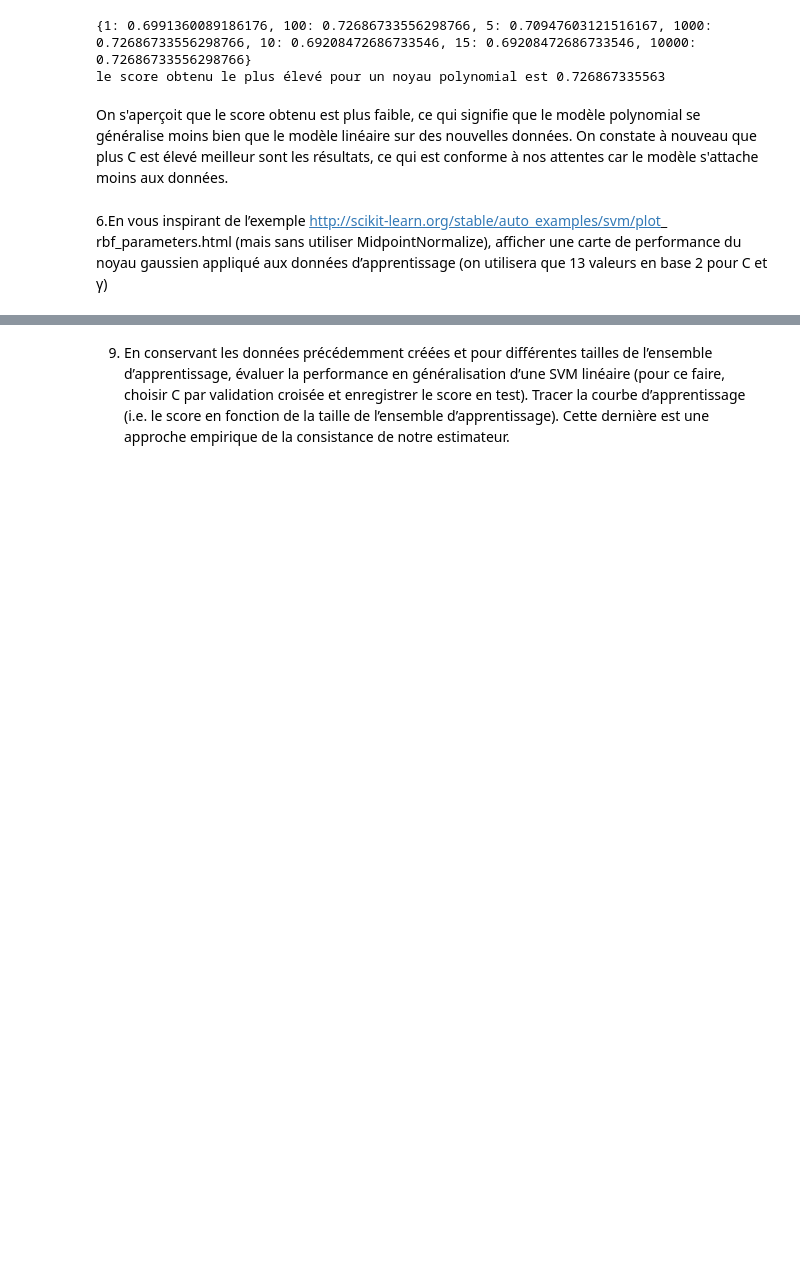
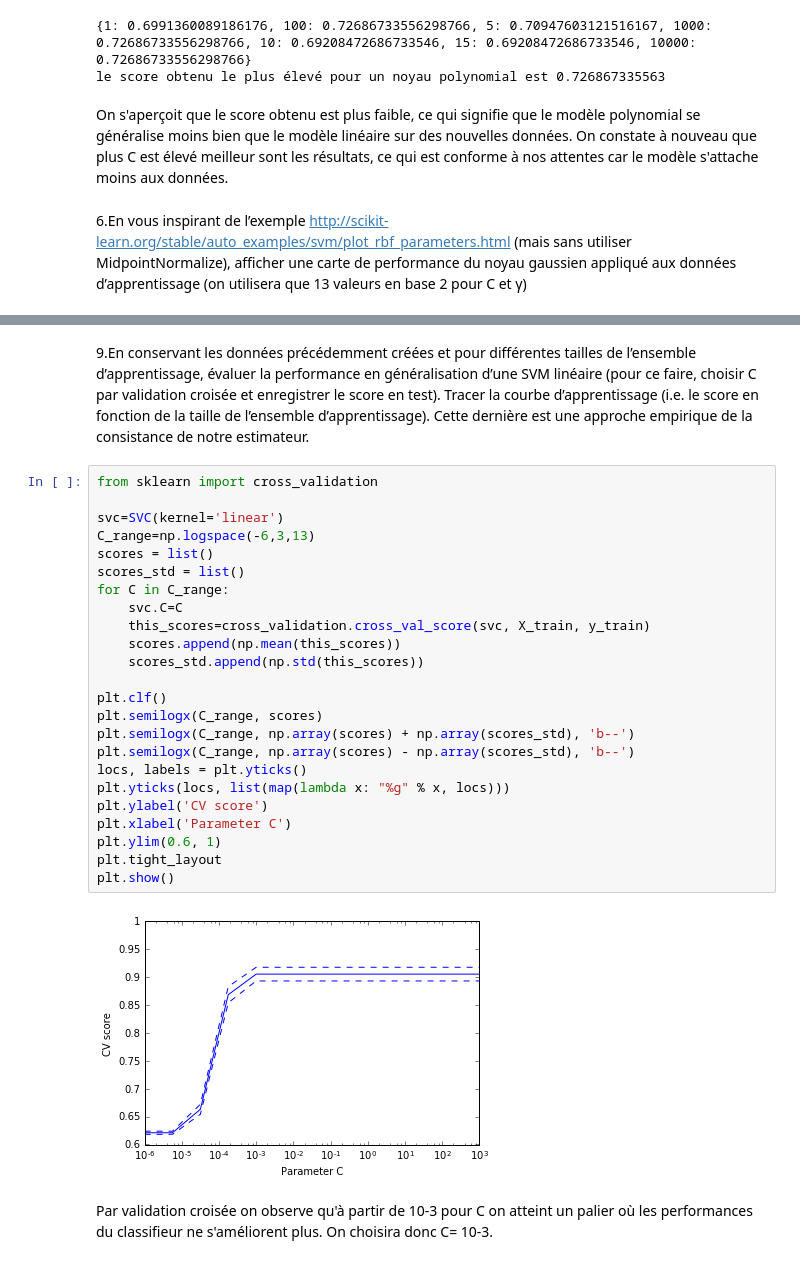
Before and after one commit to mamemor2/School-Projects, a Jupyter notebook: TP_SVM_MMF.ipynb, the cells around one changed output, grey strips where cells are left out. Drawn from its saved outputs; the diff is of its cells as text; blank space fills up the shorter version.

```diff
--- a/TP_SVM_MMF.ipynb
+++ b/TP_SVM_MMF.ipynb
@@ -232,6 +520,34 @@ de cette opération.
 # %% [markdown]
-9. En conservant les données précédemment créées et pour différentes tailles de l’ensemble d’apprentissage,
+9.En conservant les données précédemment créées et pour différentes tailles de l’ensemble d’apprentissage,
 évaluer la performance en généralisation d’une SVM linéaire (pour ce faire, choisir C par
 validation croisée et enregistrer le score en test). Tracer la courbe d’apprentissage (i.e. le score en
 fonction de la taille de l’ensemble d’apprentissage). Cette dernière est une approche empirique de
 la consistance de notre estimateur.
+# %%
+from sklearn import cross_validation
+
+svc=SVC(kernel='linear')
+C_range=np.logspace(-6,3,13)
+scores = list()
+scores_std = list()
+for C in C_range:
+    svc.C=C
+    this_scores=cross_validation.cross_val_score(svc, X_train, y_train)
+    scores.append(np.mean(this_scores))
+    scores_std.append(np.std(this_scores))
+
+plt.clf()
+plt.semilogx(C_range, scores)
+plt.semilogx(C_range, np.array(scores) + np.array(scores_std), 'b--')
+plt.semilogx(C_range, np.array(scores) - np.array(scores_std), 'b--')
+locs, labels = plt.yticks()
+plt.yticks(locs, list(map(lambda x: "%g" % x, locs)))
+plt.ylabel('CV score')
+plt.xlabel('Parameter C')
+plt.ylim(0.6, 1)
+plt.tight_layout
+plt.show()
+# %% [output]
+[figure, added]
+# %% [markdown]
+Par validation croisée on observe qu'à partir de 10-3 pour C on atteint un palier où les performances du classifieur ne s'améliorent plus. On choisira donc C= 10-3.
```
Also changed, not shown: parts of 24 cells of this notebook.
